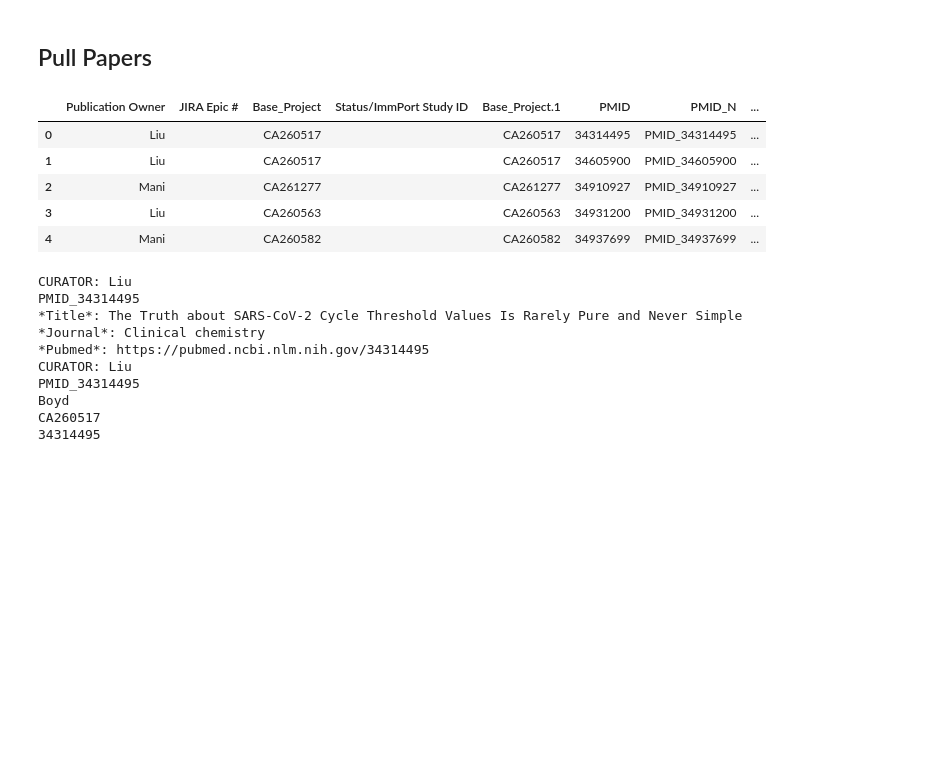
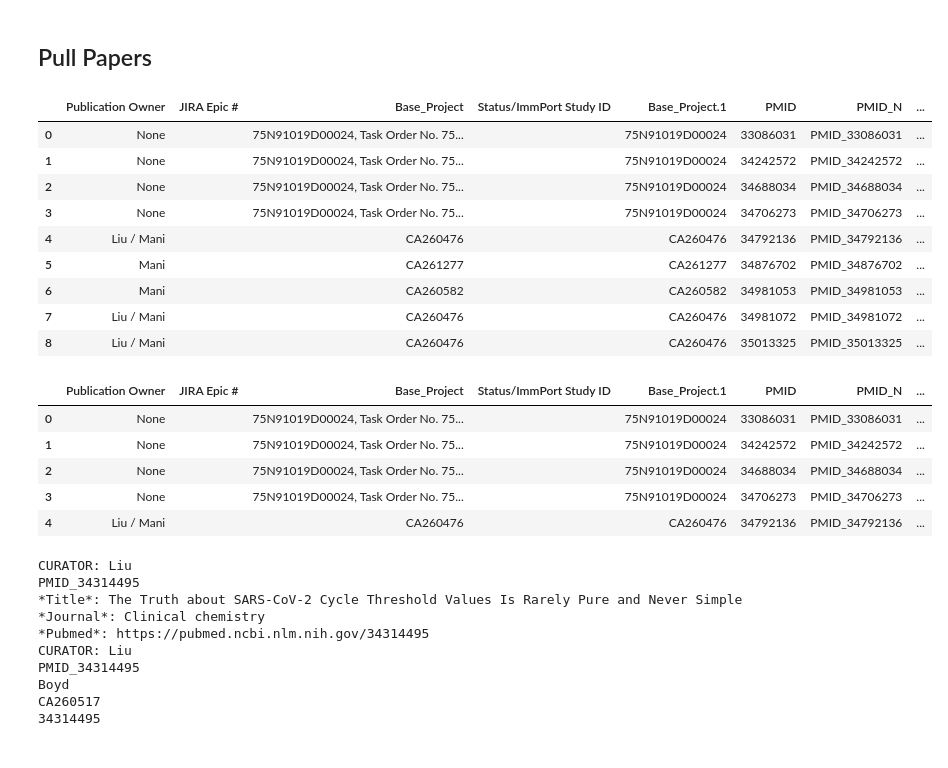
Before and after one commit to liualg/SeroNet, a Jupyter notebook: auto_add_masterlist/pubmed_information_pull.ipynb, the cells around one changed output. Drawn from its saved outputs; the diff is of its cells as text; code cells hidden in the pictures; blank space fills up the shorter version.

Commit message:
updates_made pull get new grants

```diff
--- a/auto_add_masterlist/pubmed_information_pull.ipynb
+++ b/auto_add_masterlist/pubmed_information_pull.ipynb
@@ -113,7 +113,7 @@ def get_df_info(pubmed_url, ids, grant_names_1):
     # =============================================== #
     # clean out grants that are not in the right format:
     # bgrants = re.findall('(\w{3} \d{2}X\d{3})|(CA\d{6})', ' '.join(grant))
-    bgrants = re.findall('(\w{3} CA\d{6})|(\w{3} \d{2}X\d{3})|(CA\d{6})', ' '.join(grant))
+    bgrants = re.findall('(\w{3} CA\d{6})|(\w{3} \d{2}X\d{3})|(CA\d{6}|(\d{2}\w\d{5}\w\d{5}))', ' '.join(grant))
     out = list(filter(None,itertools.chain(*bgrants)))
 
     for i in out:
@@ -158,8 +199,11 @@ master_list = pd.ExcelFile('/Users/liualg/National Institutes of Health/NCI-FNL
 
 grant_names = re.findall('(CA\d{6})', pmids_url)
 grant_names += re.findall('(\d{2}X\d{3})', pmids_url)
+grant_names.append('75N91019D00024')
+# grant_names
 # %%
-PMID_input = '34314495 34605900 34910927 34931200 34937699 34960674 34965855'
+PMID_input = '33086031 34242572 34688034 34706273 34792136 34876702 34981053 34981072 35013325'
+skip = '34644239 '
 PMID_list = PMID_input.split(' ')
 search_url = 'https://pubmed.ncbi.nlm.nih.gov/'
 # %%
@@ -193,6 +237,10 @@ grantCuratorDic = dict(zip(master_list.parse(sheet_name= 'curatorGrantMapping')[
                            master_list.parse(sheet_name= 'curatorGrantMapping')['primaryCurator']))
 
 curator = [*map(grantCuratorDic.get,grant_list)]
+
+# replacing 75N91019D00024 with 75N91019D00024, Task Order No. 75N91020F00003
+base_list = [sub.replace('75N91019D00024',
+                         '75N91019D00024, Task Order No. 75N91020F00003') for sub in base_list]
 # %%
 empty = ['']*len(PMID)
 updating_fields = {
@@ -214,25 +262,35 @@ updating_fields = {
 }
 # %%
 temp = pd.DataFrame(updating_fields)
-
+display(temp)
 temp['Author(s)'] = temp['Author(s)'].str.replace('\'','')
 temp['Author(s)'] = temp['Author(s)'].str.replace('[','')
 temp['Author(s)'] = temp['Author(s)'].str.replace(']','')
 
-temp['PI'] = get_PI(master_list.parse(sheet_name= 'curatorGrantMapping'), temp['Base_Project.1'])
-today = date.today()
-today = today.strftime("%y-%m-%d")
-temp.to_csv(f'./new_pmids/data_pull_{today}.csv')
-temp[['PMID','Publication_Title']].to_csv(f'./for_jenn/data_pull_{today}.csv')
+# temp['PI'] = get_PI(master_list.parse(sheet_name= 'curatorGrantMapping'), temp['Base_Project.1'])
+# today = date.today()
+# today = today.strftime("%y-%m-%d")
+# temp.to_csv(f'./new_pmids/data_pull_{today}.csv')
+# temp[['PMID','Publication_Title']].to_csv(f'./for_jenn/data_pull_{today}.csv')
 
 temp.head()
 # %% [output]
 |  | Publication Owner | JIRA Epic # | Base_Project | Status/ImmPort Study ID | Base_Project.1 | PMID | PMID_N | ... |
-| 0 | Liu |  | CA260517 |  | CA260517 | 34314495 | PMID_34314495 | ... |
-| 1 | Liu |  | CA260517 |  | CA260517 | 34605900 | PMID_34605900 | ... |
-| 2 | Mani |  | CA261277 |  | CA261277 | 34910927 | PMID_34910927 | ... |
-| 3 | Liu |  | CA260563 |  | CA260563 | 34931200 | PMID_34931200 | ... |
-| 4 | Mani |  | CA260582 |  | CA260582 | 34937699 | PMID_34937699 | ... |
+| 0 | None |  | 75N91019D00024, Task Order No. 75... |  | 75N91019D00024 | 33086031 | PMID_33086031 | ... |
+| 1 | None |  | 75N91019D00024, Task Order No. 75... |  | 75N91019D00024 | 34242572 | PMID_34242572 | ... |
+| 2 | None |  | 75N91019D00024, Task Order No. 75... |  | 75N91019D00024 | 34688034 | PMID_34688034 | ... |
+| 3 | None |  | 75N91019D00024, Task Order No. 75... |  | 75N91019D00024 | 34706273 | PMID_34706273 | ... |
+| 4 | Liu / Mani |  | CA260476 |  | CA260476 | 34792136 | PMID_34792136 | ... |
+| 5 | Mani |  | CA261277 |  | CA261277 | 34876702 | PMID_34876702 | ... |
+| 6 | Mani |  | CA260582 |  | CA260582 | 34981053 | PMID_34981053 | ... |
+| 7 | Liu / Mani |  | CA260476 |  | CA260476 | 34981072 | PMID_34981072 | ... |
+| 8 | Liu / Mani |  | CA260476 |  | CA260476 | 35013325 | PMID_35013325 | ... |
+|  | Publication Owner | JIRA Epic # | Base_Project | Status/ImmPort Study ID | Base_Project.1 | PMID | PMID_N | ... |
+| 0 | None |  | 75N91019D00024, Task Order No. 75... |  | 75N91019D00024 | 33086031 | PMID_33086031 | ... |
+| 1 | None |  | 75N91019D00024, Task Order No. 75... |  | 75N91019D00024 | 34242572 | PMID_34242572 | ... |
+| 2 | None |  | 75N91019D00024, Task Order No. 75... |  | 75N91019D00024 | 34688034 | PMID_34688034 | ... |
+| 3 | None |  | 75N91019D00024, Task Order No. 75... |  | 75N91019D00024 | 34706273 | PMID_34706273 | ... |
+| 4 | Liu / Mani |  | CA260476 |  | CA260476 | 34792136 | PMID_34792136 | ... |
 # %%
 for i,o in enumerate(temp.PMID):
     if temp['print_type'][i] != 'preprint':
```
Also changed, not shown: parts of 3 cells of this notebook, 11 other files.
